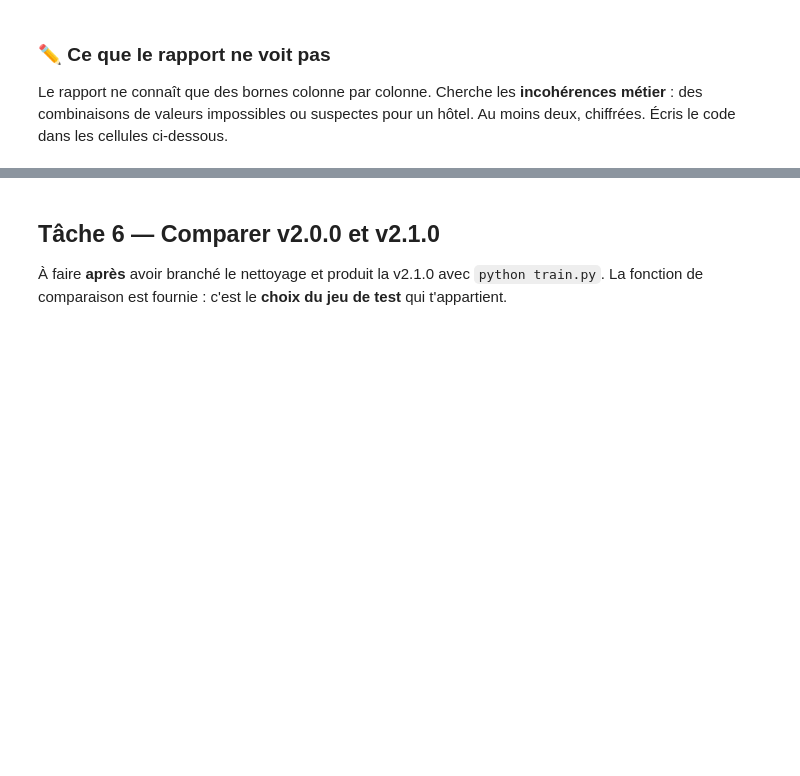
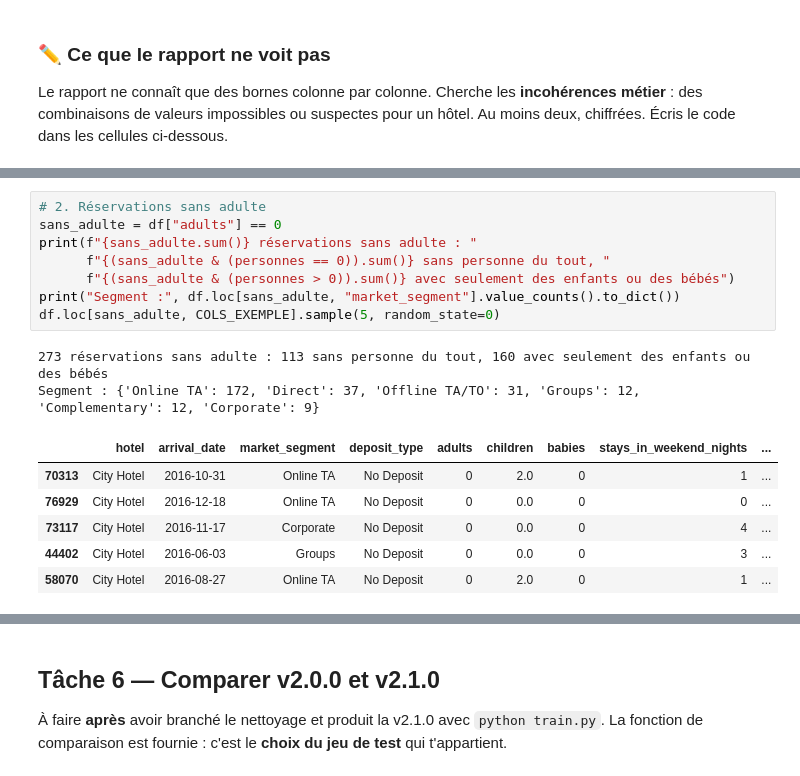
Before and after one commit to SadiDelhayeEVIDEN/M2-B1-nettoyage-sadi, a Jupyter notebook: notebooks/01_audit.ipynb, the cells around one changed output, grey strips where cells are left out. Cells and saved outputs as stored; diff of their text form; blank space fills up the shorter version.

```diff
--- a/notebooks/01_audit.ipynb
+++ b/notebooks/01_audit.ipynb
@@ -81,0 +197,17 @@ ci-dessous.
+# %%
+# 2. Réservations sans adulte
+sans_adulte = df["adults"] == 0
+print(f"{sans_adulte.sum()} réservations sans adulte : "
+      f"{(sans_adulte & (personnes == 0)).sum()} sans personne du tout, "
+      f"{(sans_adulte & (personnes > 0)).sum()} avec seulement des enfants ou des bébés")
+print("Segment :", df.loc[sans_adulte, "market_segment"].value_counts().to_dict())
+df.loc[sans_adulte, COLS_EXEMPLE].sample(5, random_state=0)
+# %% [output]
+273 réservations sans adulte : 113 sans personne du tout, 160 avec seulement des enfants ou des bébés
+Segment : {'Online TA': 172, 'Direct': 37, 'Offline TA/TO': 31, 'Groups': 12, 'Complementary': 12, 'Corporate': 9}
+|  | hotel | arrival_date | market_segment | deposit_type | adults | children | babies | stays_in_weekend_nights | ... |
+| 70313 | City Hotel | 2016-10-31 | Online TA | No Deposit | 0 | 2.0 | 0 | 1 | ... |
+| 76929 | City Hotel | 2016-12-18 | Online TA | No Deposit | 0 | 0.0 | 0 | 0 | ... |
+| 73117 | City Hotel | 2016-11-17 | Corporate | No Deposit | 0 | 0.0 | 0 | 4 | ... |
+| 44402 | City Hotel | 2016-06-03 | Groups | No Deposit | 0 | 0.0 | 0 | 3 | ... |
+| 58070 | City Hotel | 2016-08-27 | Online TA | No Deposit | 0 | 2.0 | 0 | 1 | ... |
```
Also changed, not shown: parts of 19 cells of this notebook, 2 other files.
